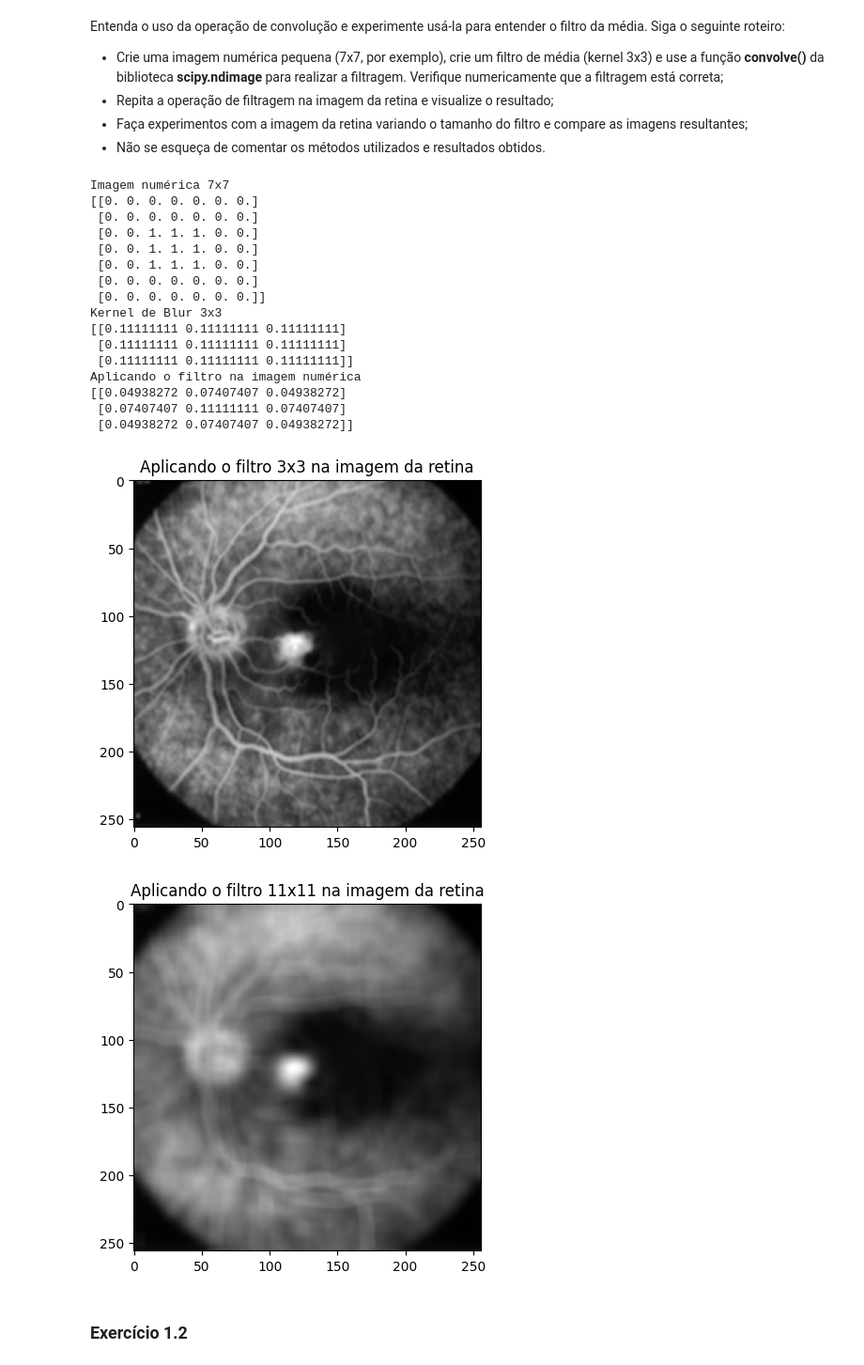
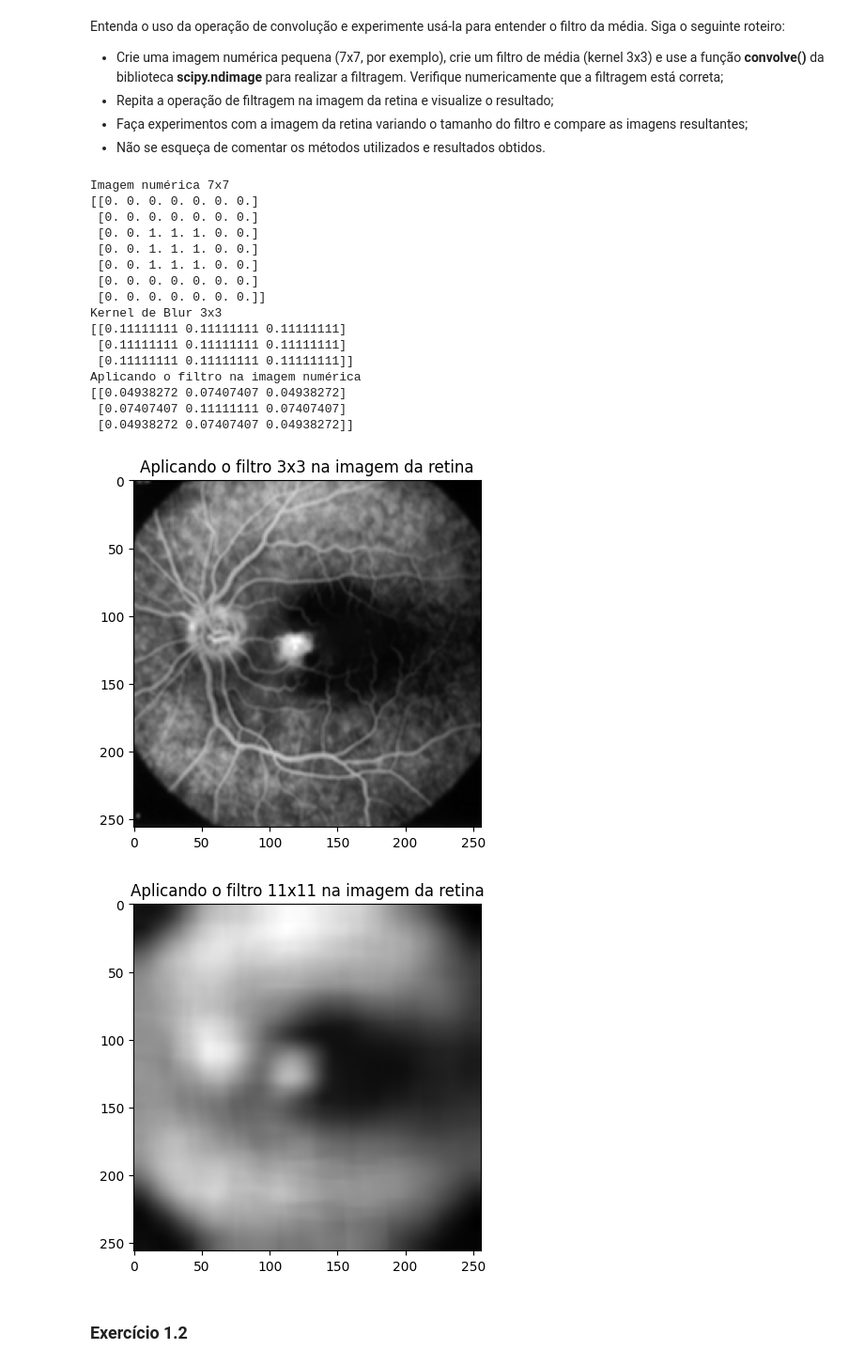
Before and after one commit to UNICAMP-EA979/2026s1-pi04-filtragem-g248527, a Jupyter notebook: Atividade.ipynb, the cells around one changed output. Shown at 94% size. Cells and saved outputs as stored; diff of their text form; code cells hidden in the pictures.

```diff
--- a/Atividade.ipynb
+++ b/Atividade.ipynb
@@ -81,38 +81,38 @@ print("Kernel de Blur 3x3")
 print(kernel_3x3)
 
 conv_result = convolve(kernel_3x3, kernel_3x3, mode='constant', cval=0)
 print("Aplicando o filtro na imagem numérica")
 print(conv_result)
 
 f_conv_3x3 = convolve(f.astype(float), kernel_3x3, mode='reflect')
 plt.imshow(f_conv_3x3,cmap='gray')
 plt.title("Aplicando o filtro 3x3 na imagem da retina")
 plt.show()
 
-kernel_11x11  = np.array([[1/121]*11]*11)
-f_conv_11x11 = convolve(f.astype(float), kernel_11x11, mode='reflect')
-plt.imshow(f_conv_11x11,cmap='gray')
-plt.title("Aplicando o filtro 11x11 na imagem da retina")
+kernel_31x31  = np.array([[1/(31*31)]*31]*31)
+f_conv_31x31 = convolve(f.astype(float), kernel_31x31, mode='reflect')
+plt.imshow(f_conv_31x31,cmap='gray')
+plt.title("Aplicando o filtro 31x31 na imagem da retina")
 plt.show()
 # %% [output]
 Imagem numérica 7x7
 [[0. 0. 0. 0. 0. 0. 0.]
  [0. 0. 0. 0. 0. 0. 0.]
  [0. 0. 1. 1. 1. 0. 0.]
  [0. 0. 1. 1. 1. 0. 0.]
  [0. 0. 1. 1. 1. 0. 0.]
  [0. 0. 0. 0. 0. 0. 0.]
  [0. 0. 0. 0. 0. 0. 0.]]
 Kernel de Blur 3x3
 [[0.11111111 0.11111111 0.11111111]
  [0.11111111 0.11111111 0.11111111]
  [0.11111111 0.11111111 0.11111111]]
 Aplicando o filtro na imagem numérica
 [[0.04938272 0.07407407 0.04938272]
  [0.07407407 0.11111111 0.07407407]
  [0.04938272 0.07407407 0.04938272]]
 [figure]
-[figure, old version]
+[figure, new version]
 # %% [markdown]
 ### Exercício 1.2
 # %% [markdown]
```
Also changed, not shown: parts of 1 cell of this notebook.
